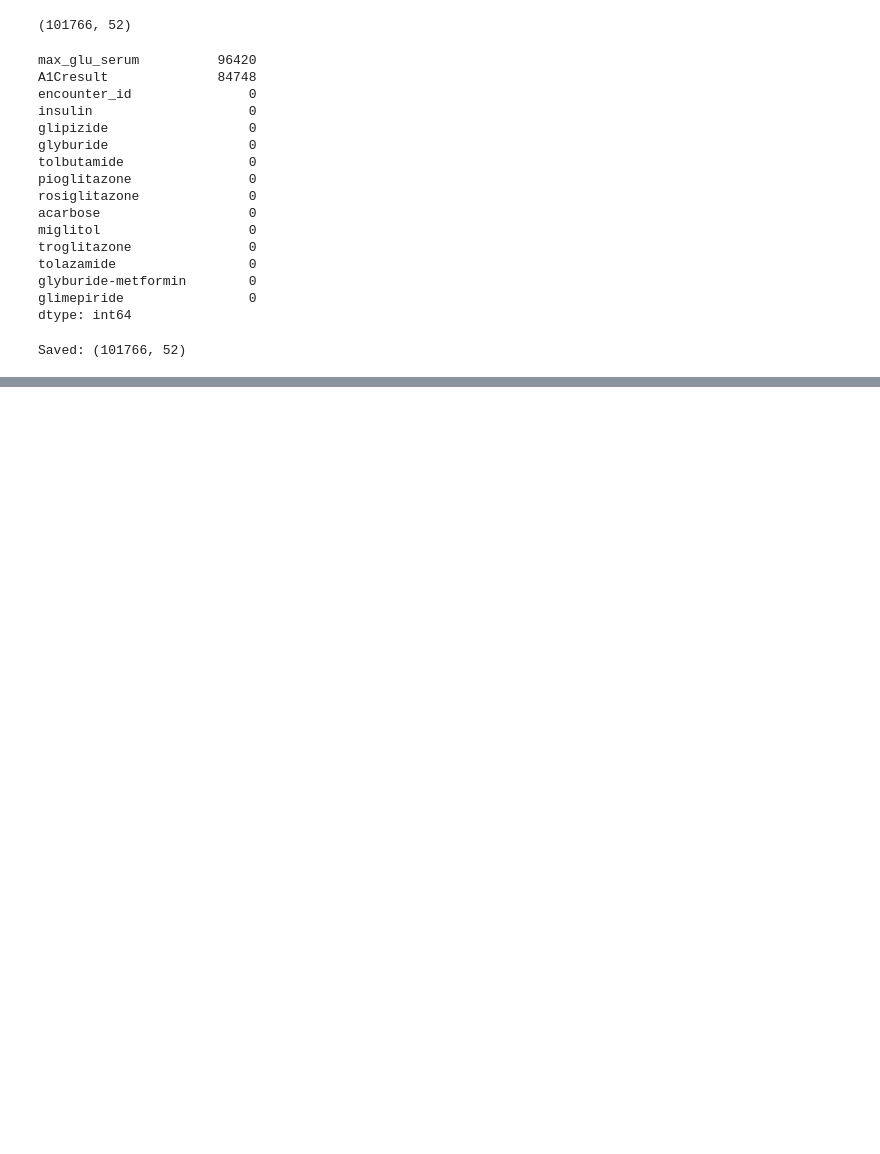
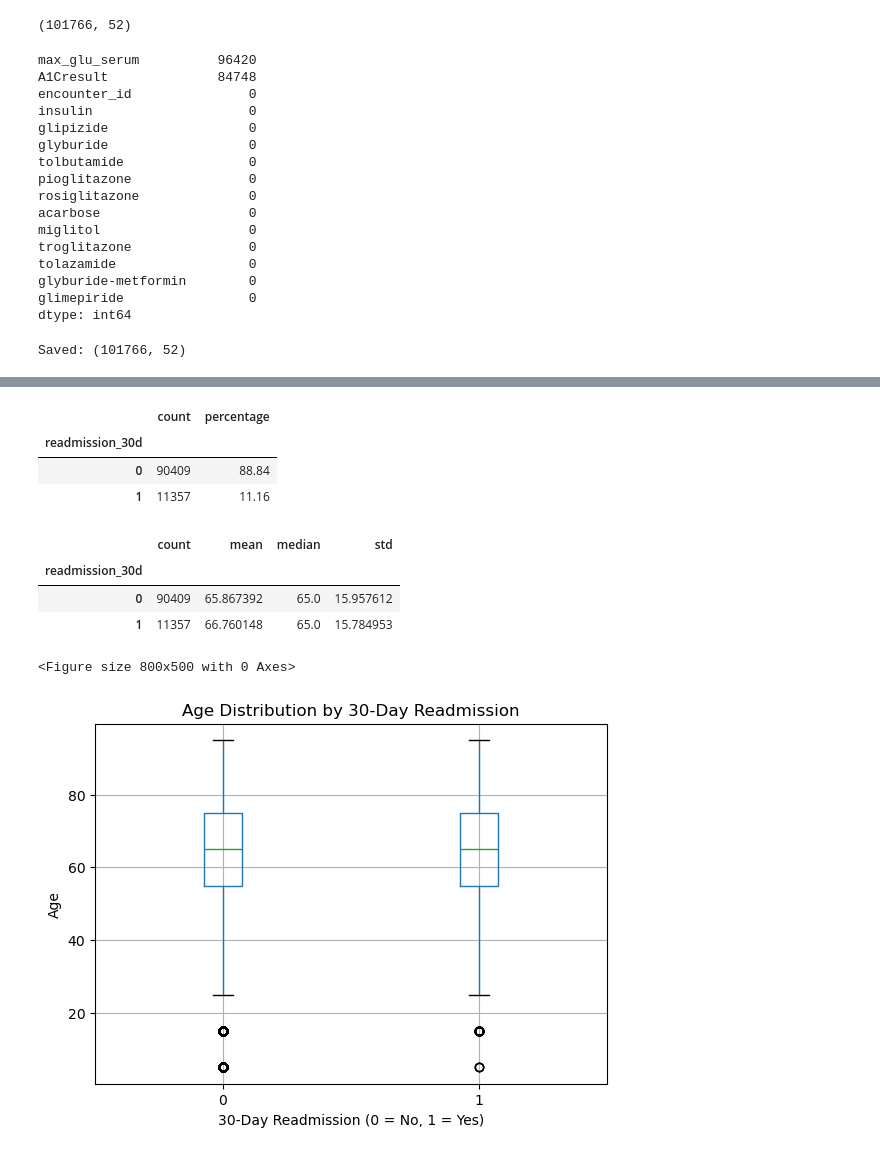
Before and after one commit to shaunagbaje/projects, a Jupyter notebook: 05_diabetes_healthcare_analysis/analysis/diabetes_healthcare_analysis.ipynb, the cells around one changed output, grey strips where cells are left out. Drawn from its saved outputs; the diff is of its cells as text; code cells hidden in the pictures; blank space fills up the shorter version.

Commit message:
Complete exploratory and statistical analysis

```diff
--- a/05_diabetes_healthcare_analysis/analysis/diabetes_healthcare_analysis.ipynb
+++ b/05_diabetes_healthcare_analysis/analysis/diabetes_healthcare_analysis.ipynb
@@ -460,0 +461,11 @@ Saved: (101766, 52)
+# %%
+import pandas as pd
+import numpy as np
+import matplotlib.pyplot as plt
+
+df_analysis = pd.read_csv(
+    "../data/cleaned/diabetes_cleaned_intermediate.csv"
+)
+
+print("Shape:", df_analysis.shape)
+df_analysis.head()
@@ -460,0 +502,41 @@ Saved: (101766, 52)
+# %%
+readmission_summary = pd.DataFrame({
+    "count": readmission_counts,
+    "percentage": readmission_rates.round(2)
+})
+
+readmission_summary
+# %% [output]
+|  | count | percentage |
+| readmission_30d |  |  |
+| 0 | 90409 | 88.84 |
+| 1 | 11357 | 11.16 |
+# %%
+age_summary = (
+    df_analysis
+    .groupby("readmission_30d")["age_numeric"]
+    .agg(["count", "mean", "median", "std"])
+)
+
+age_summary
+# %% [output]
+|  | count | mean | median | std |
+| readmission_30d |  |  |  |  |
+| 0 | 90409 | 65.867392 | 65.0 | 15.957612 |
+| 1 | 11357 | 66.760148 | 65.0 | 15.784953 |
+# %%
+plt.figure(figsize=(8, 5))
+
+df_analysis.boxplot(
+    column="age_numeric",
+    by="readmission_30d"
+)
+
+plt.title("Age Distribution by 30-Day Readmission")
+plt.suptitle("")
+plt.xlabel("30-Day Readmission (0 = No, 1 = Yes)")
+plt.ylabel("Age")
+plt.show()
+# %% [output]
+<Figure size 800x500 with 0 Axes>
+[figure, added]
```
Also changed, not shown: parts of 30 cells of this notebook.
